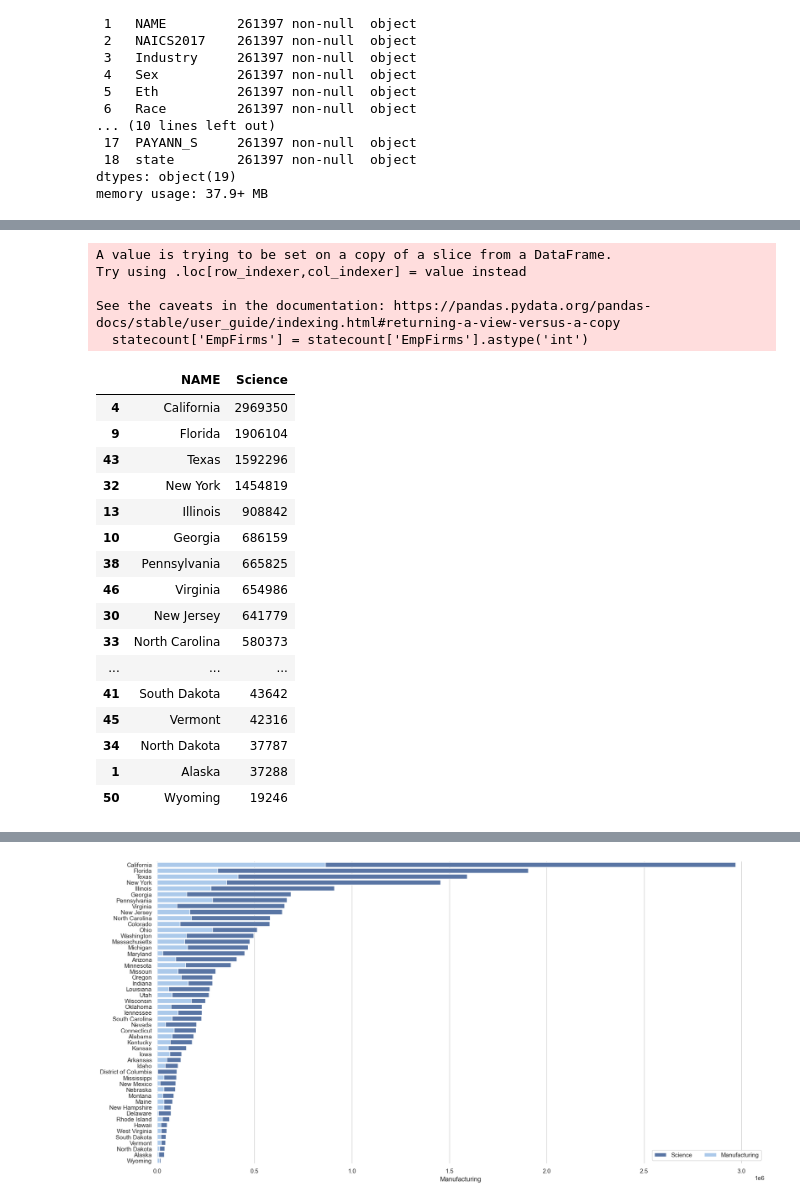
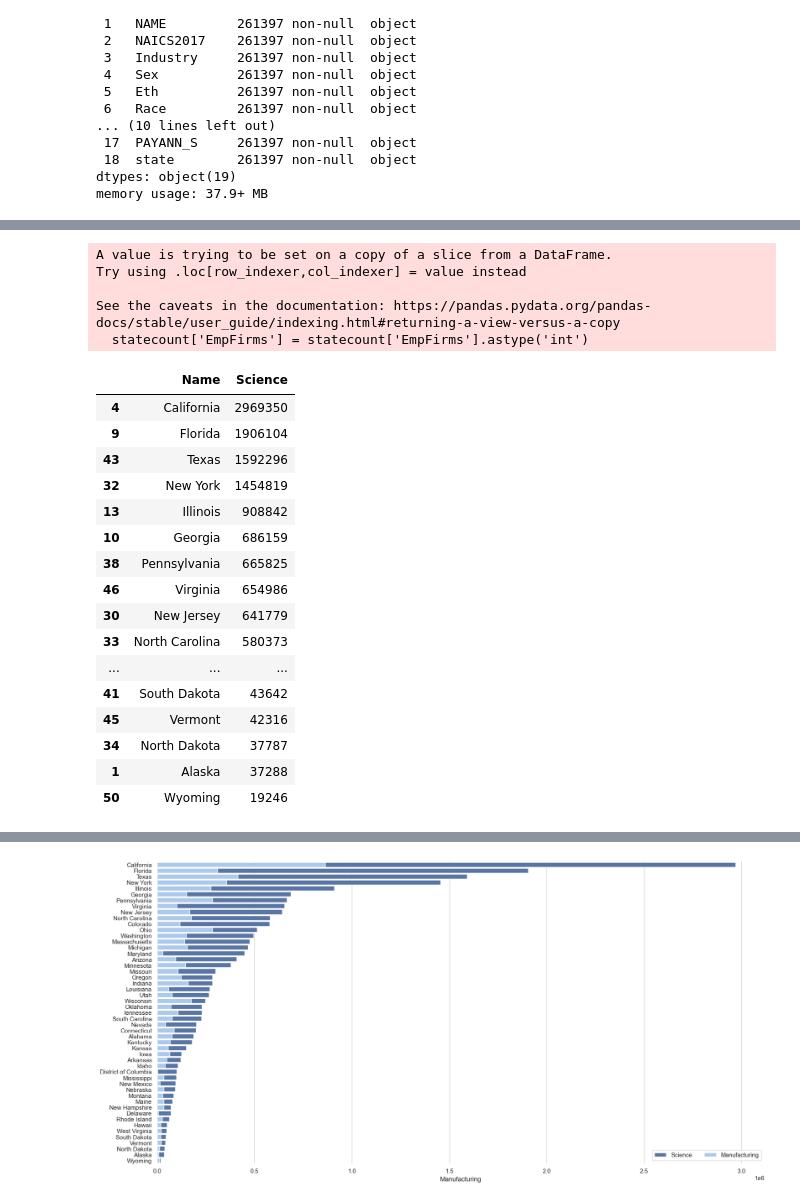
Before and after one commit to DanielnRose/Census_Assesment, a Jupyter notebook: grpupassesment.ipynb, the cells around one changed output, grey strips where cells are left out. Cells and saved outputs as stored; diff of their text form; code cells hidden in the pictures.

```diff
--- a/grpupassesment.ipynb
+++ b/grpupassesment.ipynb
@@ -89,6 +89,7 @@ statedata = statedata.rename({"NAICS2017_LABEL": "Industry",
                     "FIRMPDEMP": "EmpFirms",
                     "RACE_GROUP_LABEL": "Race",
                     "VET_GROUP_LABEL": "Vet",
+                    "NAME": "Name",
                     "EMPSZFI_LABEL": "EMPSZFI"},
                     axis='columns')
 statedata.info()
@@ -123,21 +138,21 @@ plt.scatter(y = topemp['EMP'],  # x-axis data
 # %%
-statecount = statedata[['NAME','EmpFirms', 'Industry']]
+statecount = statedata[['Name','EmpFirms', 'Industry']]
 statecount['EmpFirms'] = statecount['EmpFirms'].astype('int')
 #statecount = statedata.groupby('NAME').size().reset_index(name='count')
 statecount = statecount[(statecount['Industry']=='Professional, scientific, and technical services')]
-statecount = statecount.groupby(['NAME'], as_index=False)['EmpFirms'].sum()
+statecount = statecount.groupby(['Name'], as_index=False)['EmpFirms'].sum()
 
 statecount.sort_values(by='EmpFirms', ascending=False, inplace=True)
 statecount.rename(columns={'EmpFirms': 'Science'}, inplace=True)
 
 statecount.head(100)
 # %% [output]
 A value is trying to be set on a copy of a slice from a DataFrame.
 Try using .loc[row_indexer,col_indexer] = value instead
 
 See the caveats in the documentation: https://pandas.pydata.org/pandas-docs/stable/user_guide/indexing.html#returning-a-view-versus-a-copy
   statecount['EmpFirms'] = statecount['EmpFirms'].astype('int')
-|  | NAME | Science |
+|  | Name | Science |
 | 4 | California | 2969350 |
 | 9 | Florida | 1906104 |
 | 43 | Texas | 1592296 |
```
Also changed, not shown: parts of 9 cells of this notebook.
